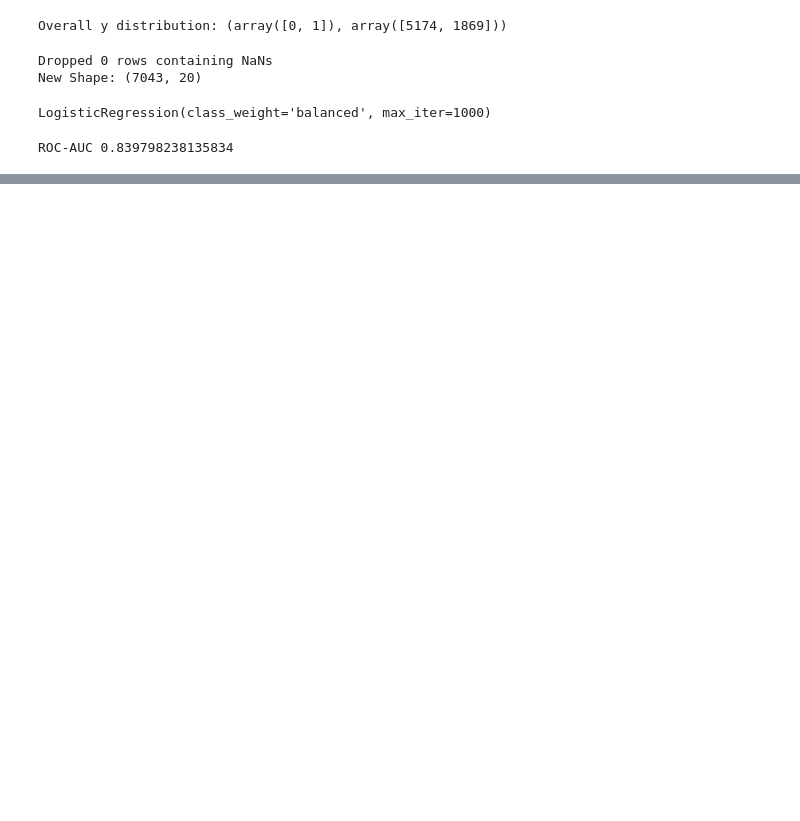
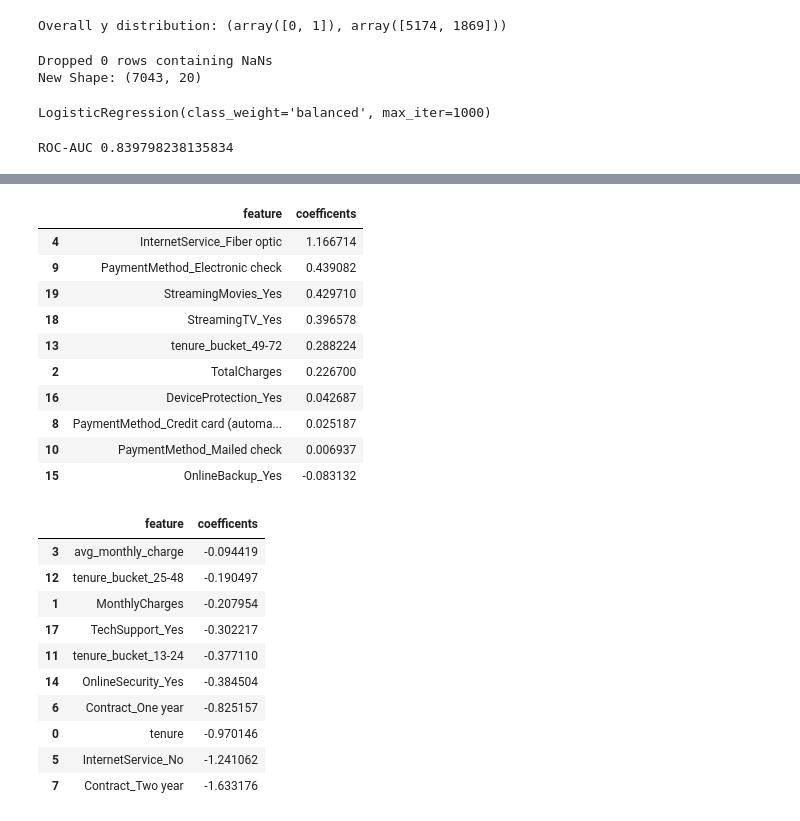
Before and after one commit to schauh08/customer-churn-prediction, a Jupyter notebook: 02-modeling.ipynb, the cells around one changed output, grey strips where cells are left out. Saved outputs shown, nothing was run; the diff lists cells and outputs as text; code cells hidden in the pictures; blank space fills up the shorter version.

```diff
--- a/02-modeling.ipynb
+++ b/02-modeling.ipynb
@@ -51,0 +59,31 @@ AttributeError: 'LogisticRegression' object has no attribute 'coef'
+# %%
+coefs = pd.DataFrame({
+    'feature' : feature_names,
+    'coefficents' : model.coef_[0]
+}).sort_values('coefficents', ascending=False)
+
+display(coefs.head(10))
+display(coefs.tail(10))
+# %% [output]
+|  | feature | coefficents |
+| 4 | InternetService_Fiber optic | 1.166714 |
+| 9 | PaymentMethod_Electronic check | 0.439082 |
+| 19 | StreamingMovies_Yes | 0.429710 |
+| 18 | StreamingTV_Yes | 0.396578 |
+| 13 | tenure_bucket_49-72 | 0.288224 |
+| 2 | TotalCharges | 0.226700 |
+| 16 | DeviceProtection_Yes | 0.042687 |
+| 8 | PaymentMethod_Credit card (automa... | 0.025187 |
+| 10 | PaymentMethod_Mailed check | 0.006937 |
+| 15 | OnlineBackup_Yes | -0.083132 |
+|  | feature | coefficents |
+| 3 | avg_monthly_charge | -0.094419 |
+| 12 | tenure_bucket_25-48 | -0.190497 |
+| 1 | MonthlyCharges | -0.207954 |
+| 17 | TechSupport_Yes | -0.302217 |
+| 11 | tenure_bucket_13-24 | -0.377110 |
+| 14 | OnlineSecurity_Yes | -0.384504 |
+| 6 | Contract_One year | -0.825157 |
+| 0 | tenure | -0.970146 |
+| 5 | InternetService_No | -1.241062 |
+| 7 | Contract_Two year | -1.633176 |
```
Also changed, not shown: parts of 5 cells of this notebook, 2 other files.
